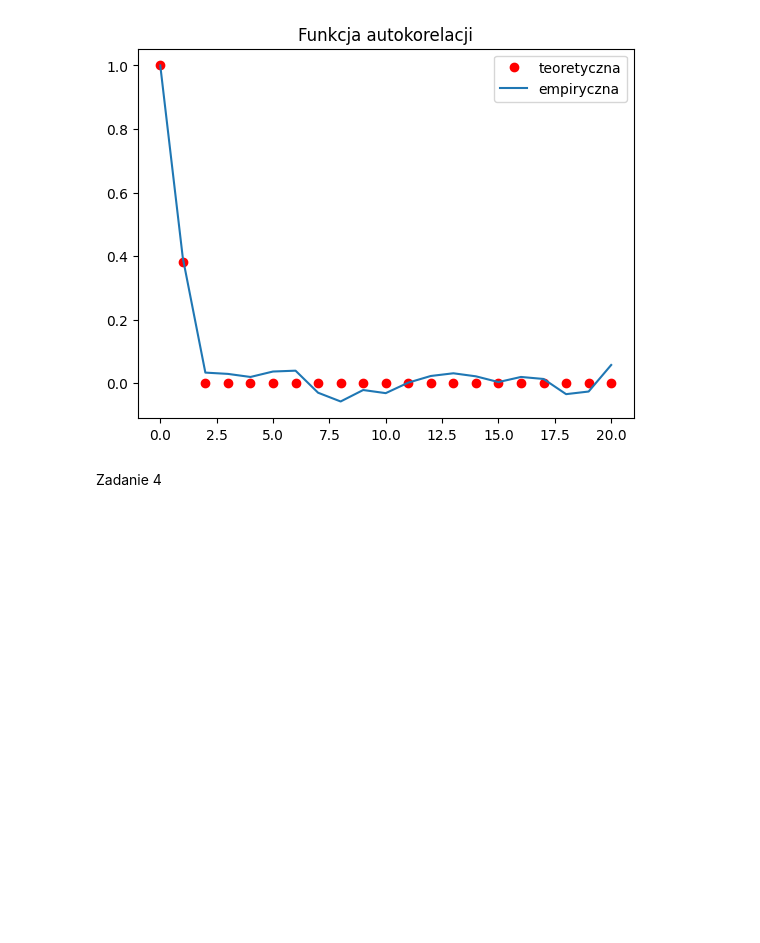
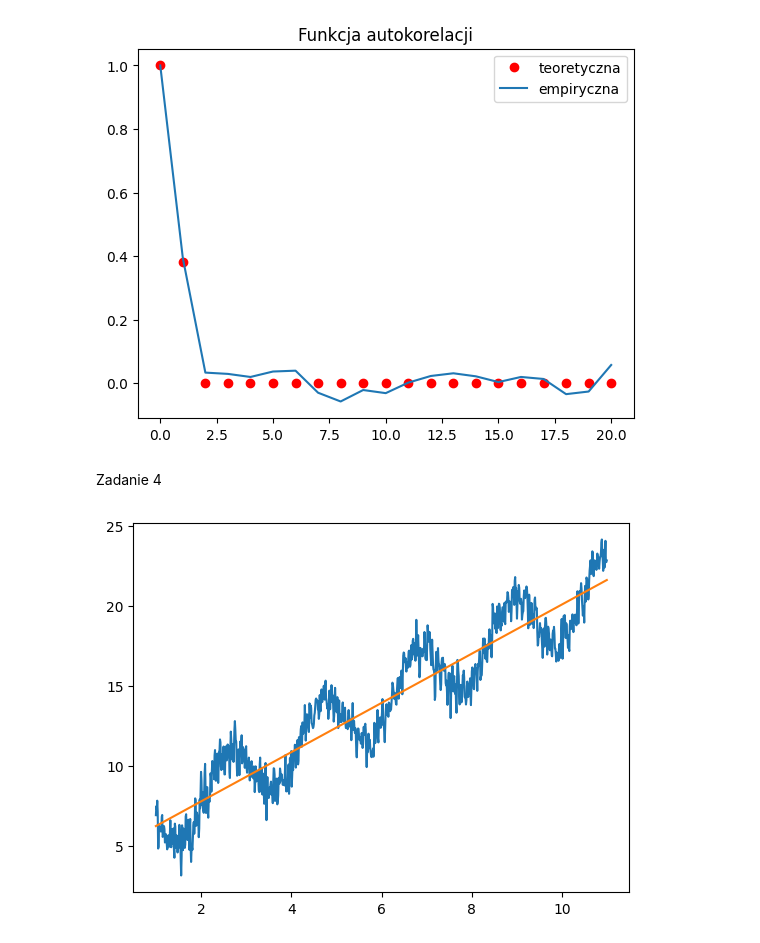
Before and after one commit to rafglo/Computer-Analysis-of-Time-Series, a Jupyter notebook: lista5.ipynb, the cells around one changed output. Drawn from its saved outputs; the diff is of its cells as text; code cells hidden in the pictures; blank space fills up the shorter version.

```diff
--- a/lista5.ipynb
+++ b/lista5.ipynb
@@ -78,0 +93,17 @@ Zadanie 4
+# %%
+x = ma1_sample(n, sigma, theta)
+# %%
+m_t = lambda t: a1 * t + a2
+def s_t(t, b1, b2):
+    return b1 * np.sin(b2 * t)
+# %%
+y = m_t(t) + s_t(t, b1, b2) + x
+# %%
+a1_dash, a2_dash = np.polyfit(t,y, 1)
+y_dash = lambda t: a1_dash * t + a2_dash
+# %%
+plt.plot(t, y)
+plt.plot(t, y_dash(t))
+plt.show()
+# %% [output]
+[figure, added]
```
Also changed, not shown: parts of 14 cells of this notebook, 1 other file.
